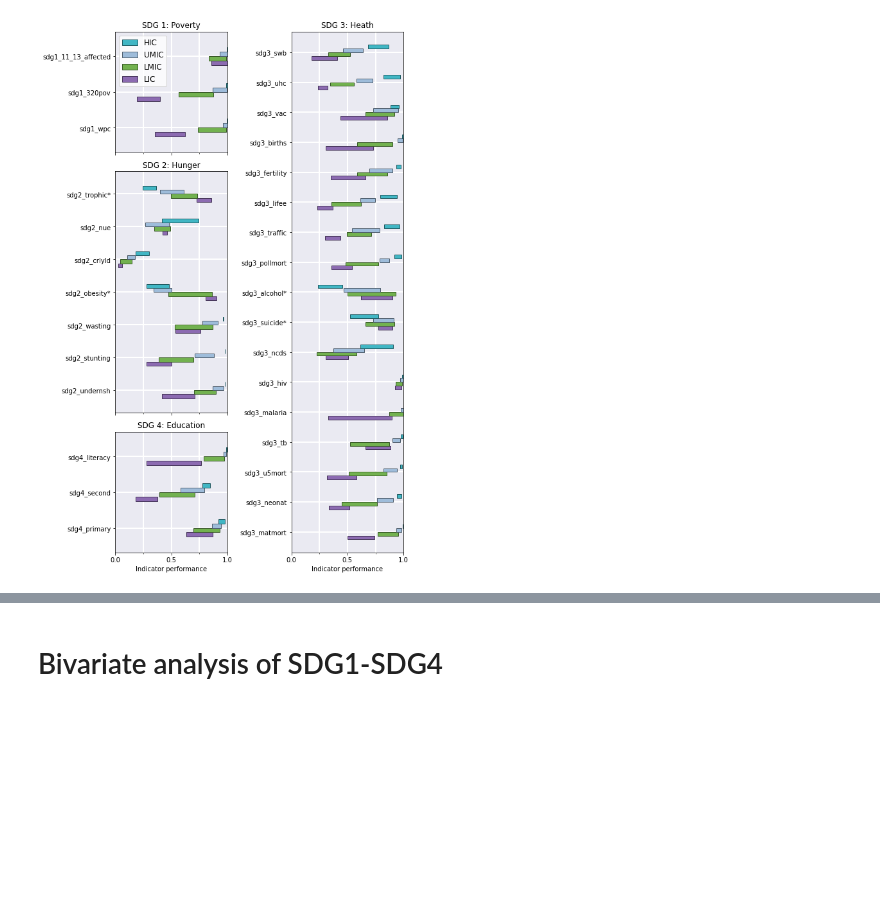
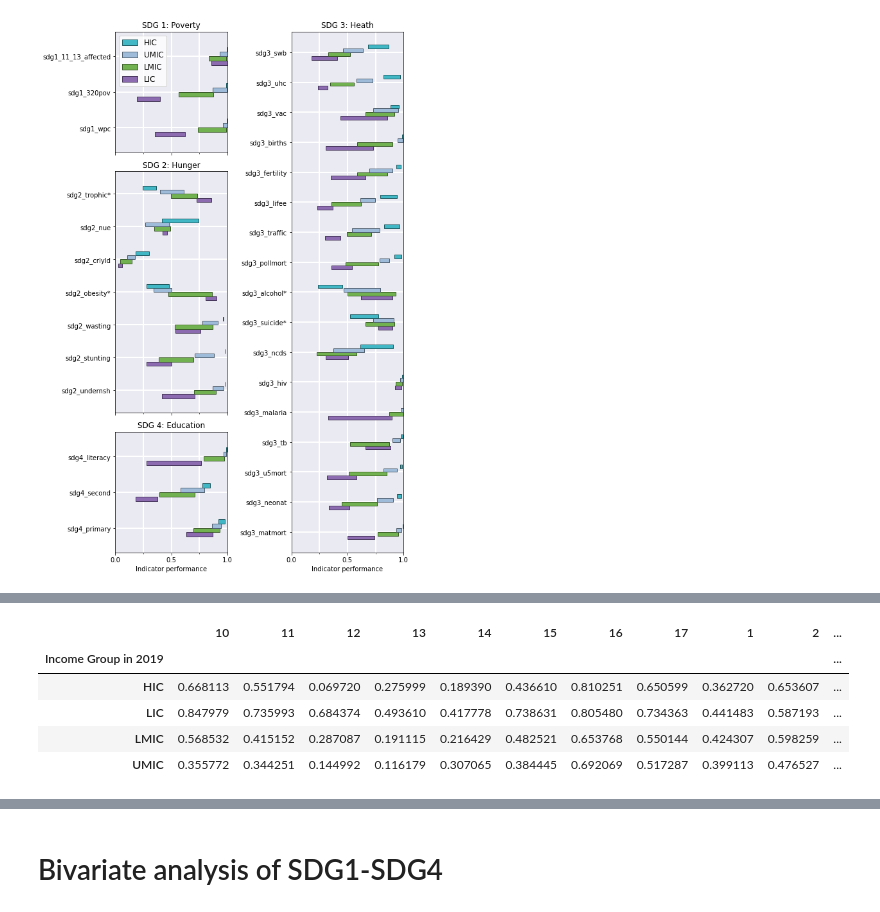
Before and after one commit to emcmd/sdg-dea, a Jupyter notebook: exploratory_analysis.ipynb, the cells around one changed output, grey strips where cells are left out. Saved outputs shown, nothing was run; the diff lists cells and outputs as text; code cells hidden in the pictures; blank space fills up the shorter version.

```diff
--- a/exploratory_analysis.ipynb
+++ b/exploratory_analysis.ipynb
@@ -334,0 +382,9 @@ ax
+# %%
+mean_eff
+# %% [output]
+|  | 10 | 11 | 12 | 13 | 14 | 15 | 16 | 17 | 1 | 2 | ... |
+| Income Group in 2019 |  |  |  |  |  |  |  |  |  |  | ... |
+| HIC | 0.668113 | 0.551794 | 0.069720 | 0.275999 | 0.189390 | 0.436610 | 0.810251 | 0.650599 | 0.362720 | 0.653607 | ... |
+| LIC | 0.847979 | 0.735993 | 0.684374 | 0.493610 | 0.417778 | 0.738631 | 0.805480 | 0.734363 | 0.441483 | 0.587193 | ... |
+| LMIC | 0.568532 | 0.415152 | 0.287087 | 0.191115 | 0.216429 | 0.482521 | 0.653768 | 0.550144 | 0.424307 | 0.598259 | ... |
+| UMIC | 0.355772 | 0.344251 | 0.144992 | 0.116179 | 0.307065 | 0.384445 | 0.692069 | 0.517287 | 0.399113 | 0.476527 | ... |
```
Also changed, not shown: parts of 12 cells of this notebook.
